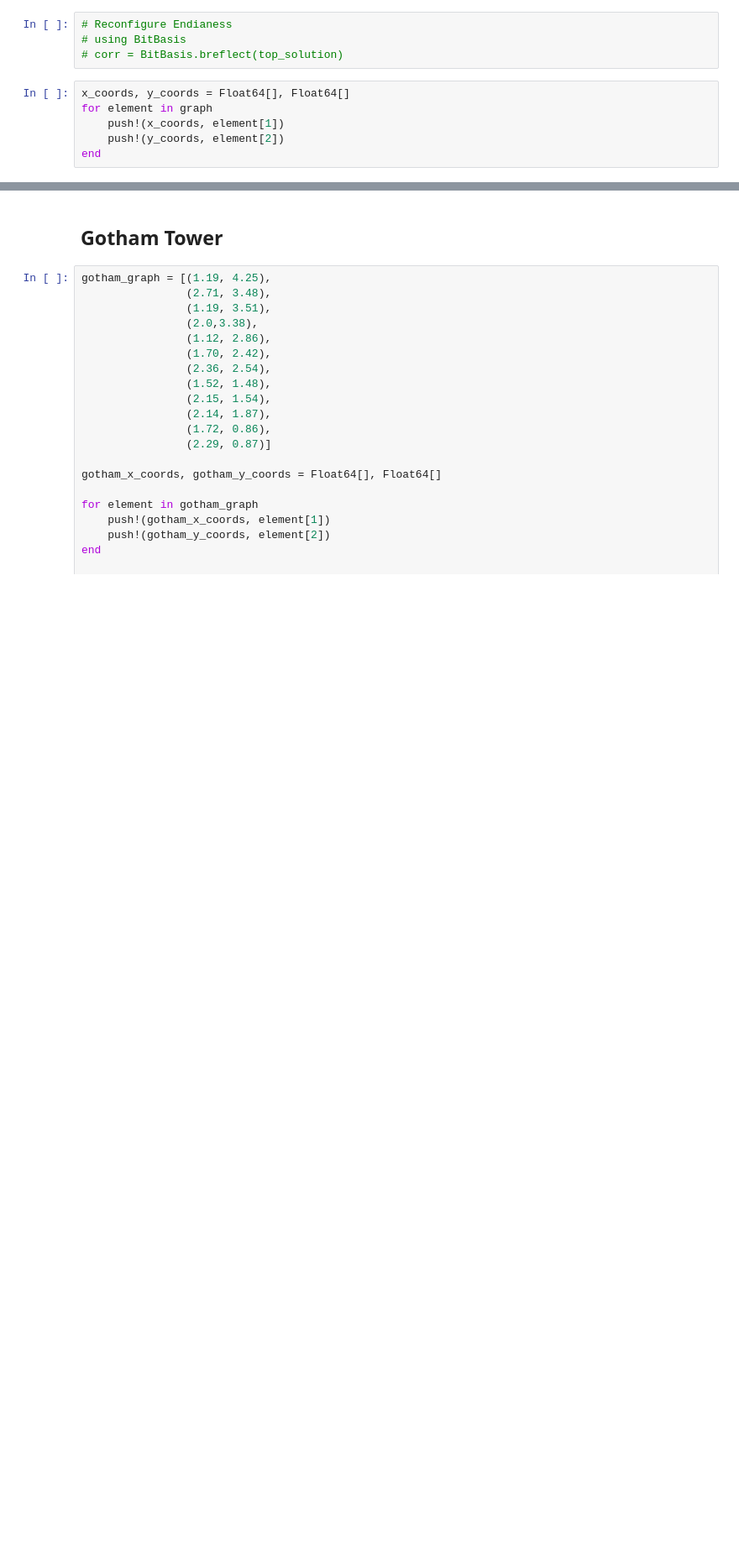
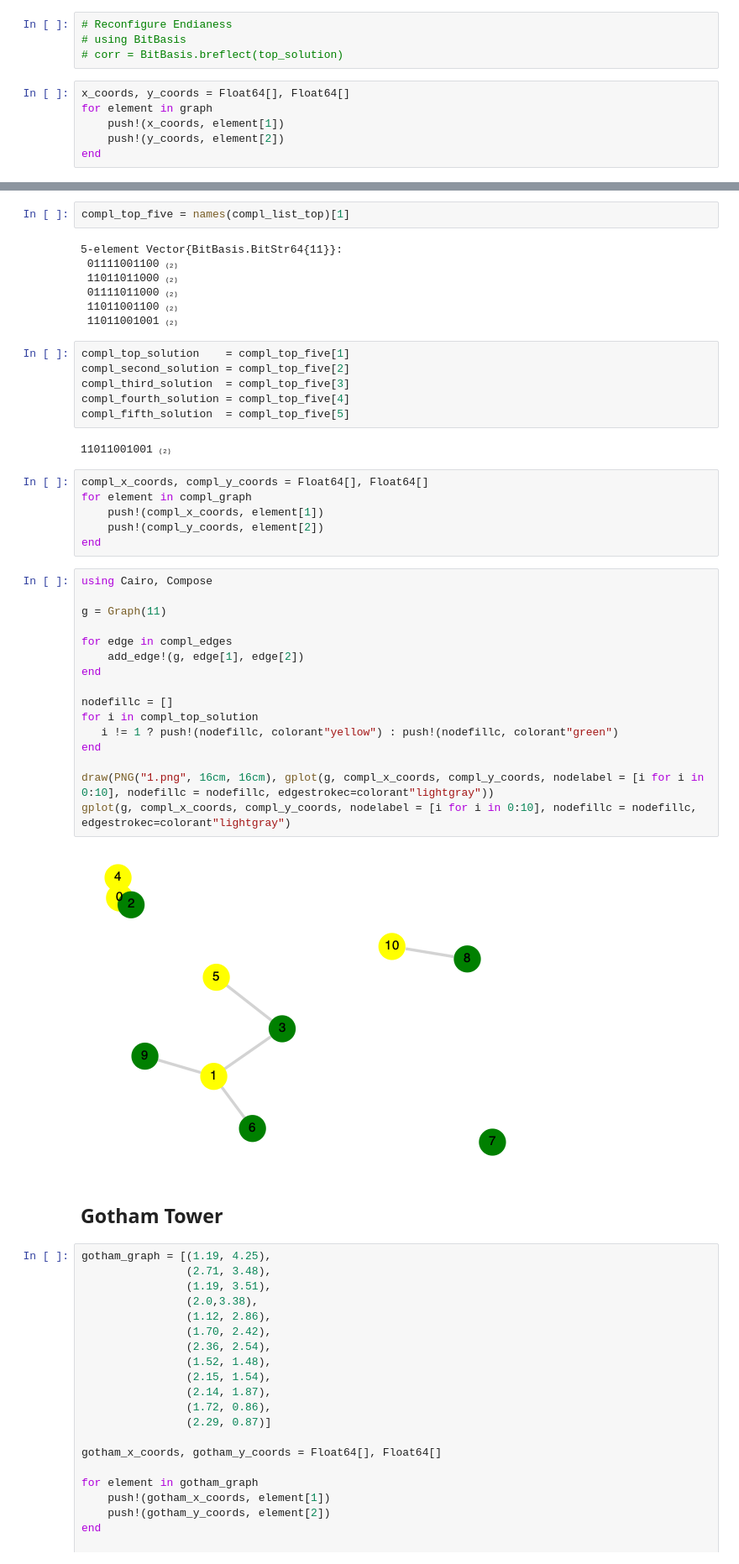
Before and after one commit to CDL-Quantum/CohortProject_2021, a Jupyter notebook: Week2_Rydberg_Atoms/Task 2.ipynb, the cells around one changed output, grey strips where cells are left out. Shown: that part at 84% size. Saved outputs shown, nothing was run; the diff lists cells and outputs as text; blank space fills up the shorter version.

```diff
--- a/Week2_Rydberg_Atoms/Task 2.ipynb
+++ b/Week2_Rydberg_Atoms/Task 2.ipynb
@@ -156,3 +189,44 @@ gplot(g, x_coords, y_coords, nodelabel = [i for i in 0:5], nodefillc = nodefillc
+# %%
+compl_top_five = names(compl_list_top)[1]
+# %% [output]
+5-element Vector{BitBasis.BitStr64{11}}:
+ 01111001100 ₍₂₎
+ 11011011000 ₍₂₎
+ 01111011000 ₍₂₎
+ 11011001100 ₍₂₎
+ 11011001001 ₍₂₎
+# %%
+compl_top_solution    = compl_top_five[1]
+compl_second_solution = compl_top_five[2]
+compl_third_solution  = compl_top_five[3]
+compl_fourth_solution = compl_top_five[4]
+compl_fifth_solution  = compl_top_five[5]
+# %% [output]
+11011001001 ₍₂₎
+# %%
+compl_x_coords, compl_y_coords = Float64[], Float64[]
+for element in compl_graph
+    push!(compl_x_coords, element[1])
+    push!(compl_y_coords, element[2])
+end
+# %%
+using Cairo, Compose
+
+g = Graph(11)
+
+for edge in compl_edges
+    add_edge!(g, edge[1], edge[2])
+end
+
+nodefillc = []
+for i in compl_top_solution
+   i != 1 ? push!(nodefillc, colorant"yellow") : push!(nodefillc, colorant"green")
+end
+
+draw(PNG("1.png", 16cm, 16cm), gplot(g, compl_x_coords, compl_y_coords, nodelabel = [i for i in 0:10], nodefillc = nodefillc, edgestrokec=colorant"lightgray"))
+gplot(g, compl_x_coords, compl_y_coords, nodelabel = [i for i in 0:10], nodefillc = nodefillc, edgestrokec=colorant"lightgray")
+# %% [output]
+[figure, added]
 # %% [markdown]
 ## Gotham Tower
 # %%
```
Also changed, not shown: parts of 7 cells of this notebook, 17 other files.
